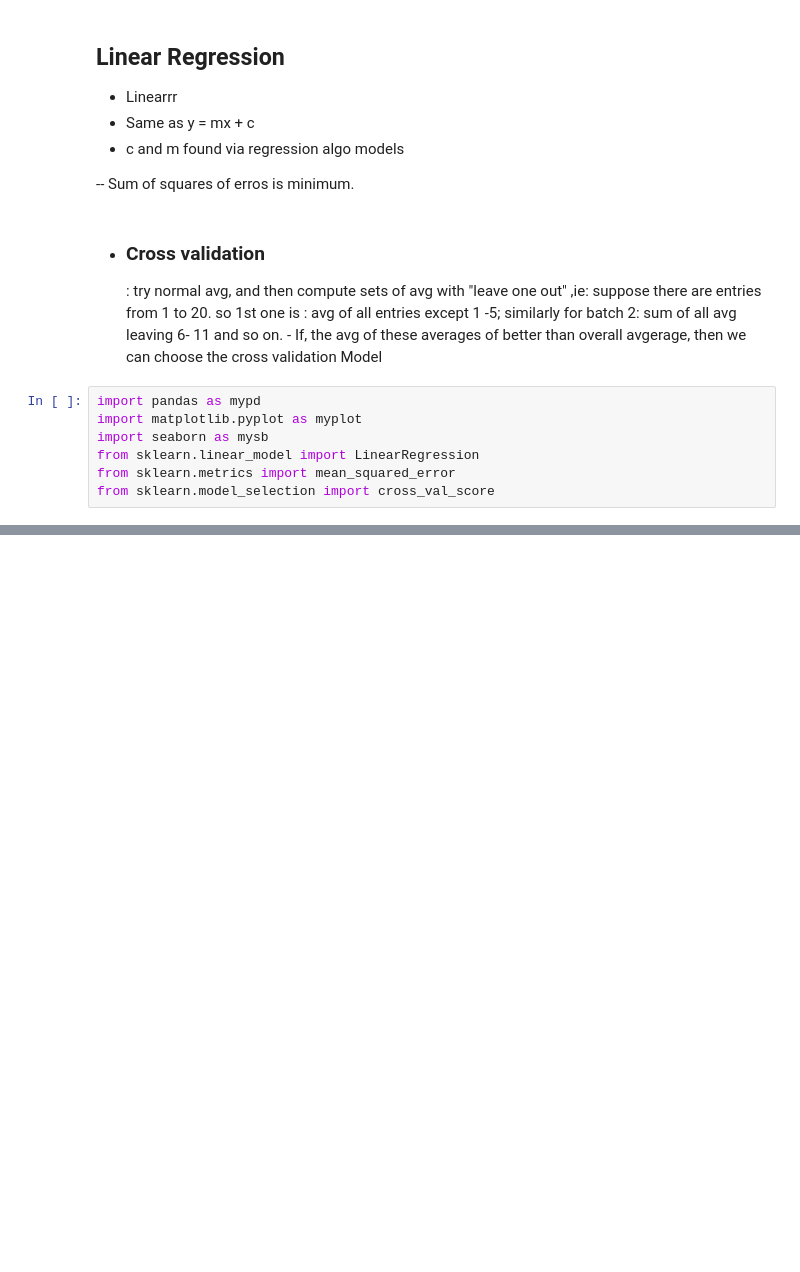
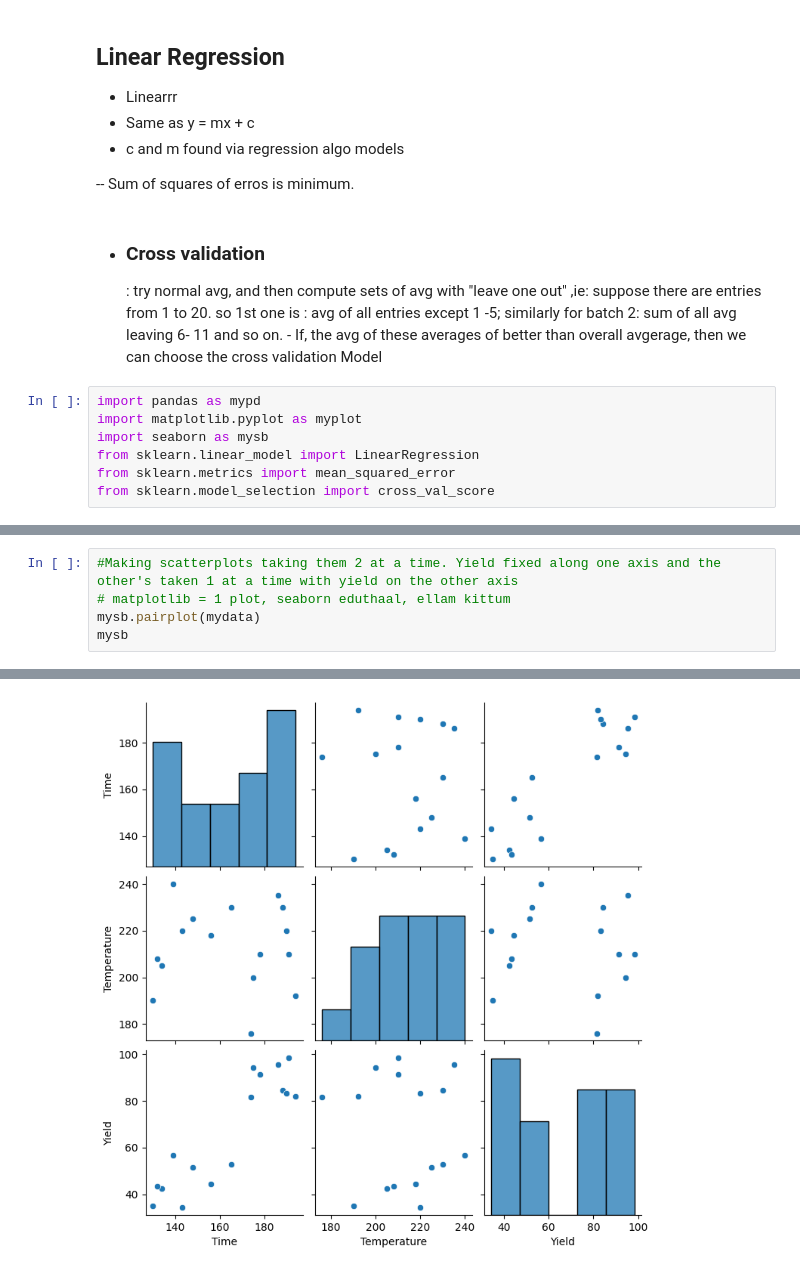
Before and after one commit to subru-37/IBM-Workshop, a Jupyter notebook: IBM-DLWS-hackshaw.ipynb, the cells around one changed output, grey strips where cells are left out. Cells and saved outputs as stored; diff of their text form; blank space fills up the shorter version.

```diff
--- a/IBM-DLWS-hackshaw.ipynb
+++ b/IBM-DLWS-hackshaw.ipynb
@@ -41,0 +146,6 @@ FileNotFoundError: [Errno 2] No such file or directory: 'Mult_Reg_Yield.csv'
+# %%
+#Making scatterplots taking them 2 at a time. Yield fixed along one axis and the other's taken 1 at a time with yield on the other axis
+# matplotlib = 1 plot, seaborn eduthaal, ellam kittum
+mysb.pairplot(mydata)
+mysb
+# %% [output]
@@ -41,0 +153 @@ FileNotFoundError: [Errno 2] No such file or directory: 'Mult_Reg_Yield.csv'
+[figure, added]
```
Also changed, not shown: parts of 19 cells of this notebook.
